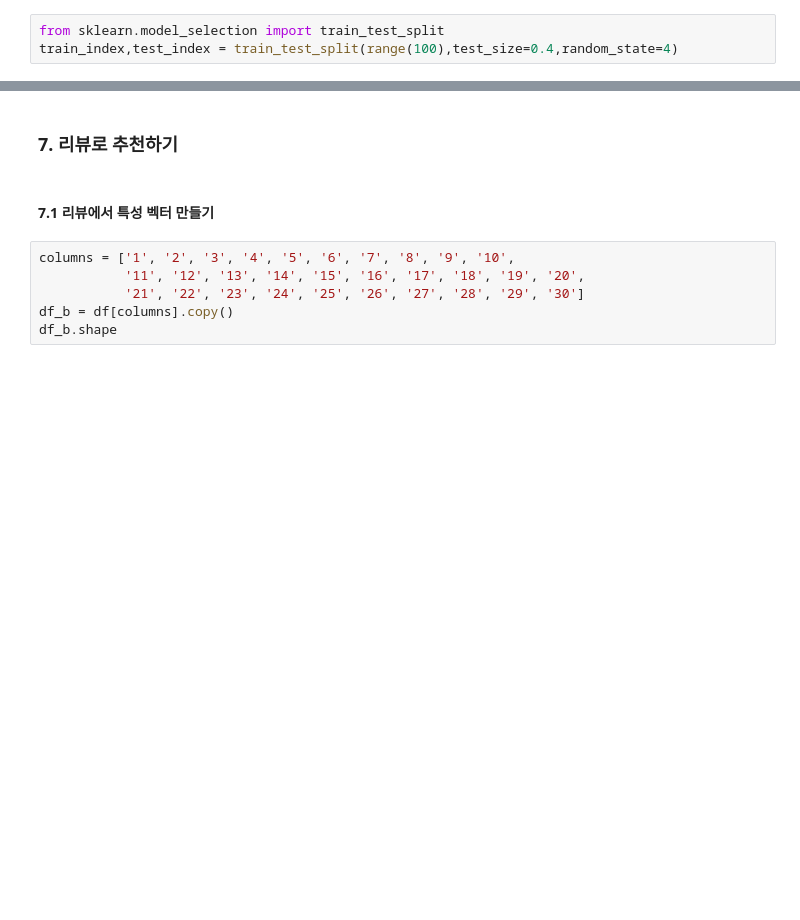
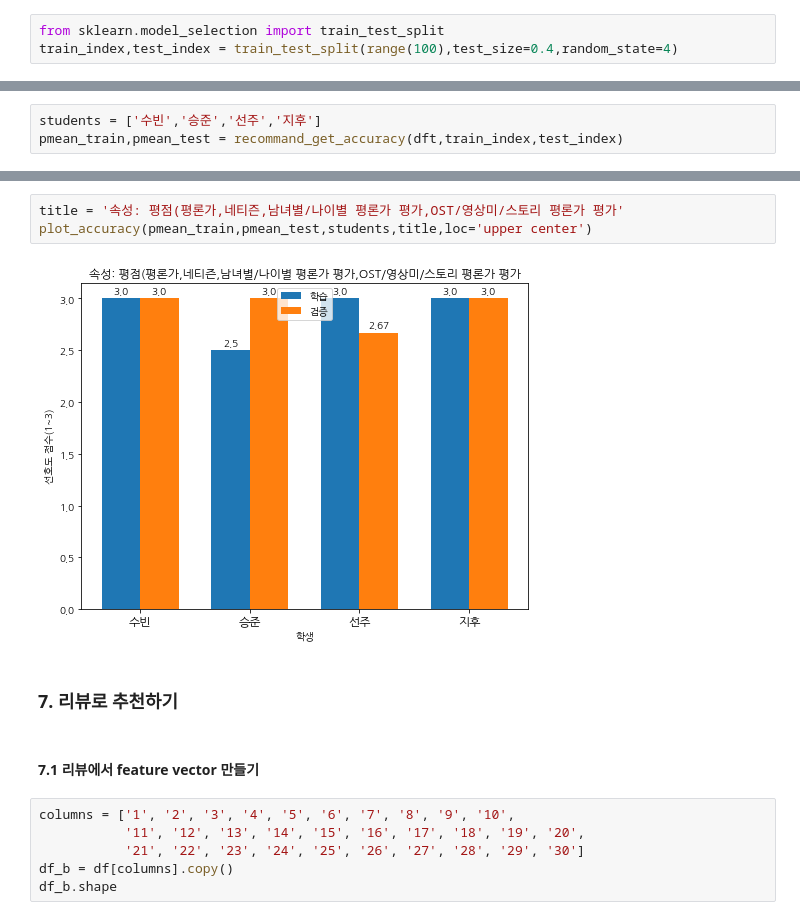
Before and after one commit to SJinLee/moviedj, a Jupyter notebook: paper.ipynb, the cells around one changed output, grey strips where cells are left out. Cells and saved outputs as stored; diff of their text form; blank space fills up the shorter version.

```diff
--- a/paper.ipynb
+++ b/paper.ipynb
@@ -452,0 +438,3 @@ Name: 지후, dtype: float64
+# %%
+students = ['수빈','승준','선주','지후']
+pmean_train,pmean_test = recommand_get_accuracy(dft,train_index,test_index)
@@ -453,7 +459,12 @@ Name: 지후, dtype: float64
+# %%
+title = '속성: 평점(평론가,네티즌,남녀별/나이별 평론가 평가,OST/영상미/스토리 평론가 평가'
+plot_accuracy(pmean_train,pmean_test,students,title,loc='upper center')
+# %% [output]
+[figure, added]
 # %% [markdown]
 ### 7. 리뷰로 추천하기
 # %% [markdown]
-#### 7.1 리뷰에서 특성 벡터 만들기
+#### 7.1 리뷰에서 feature vector 만들기
 # %%
 columns = ['1', '2', '3', '4', '5', '6', '7', '8', '9', '10',
            '11', '12', '13', '14', '15', '16', '17', '18', '19', '20',
```
Also changed, not shown: parts of 56 cells of this notebook.
